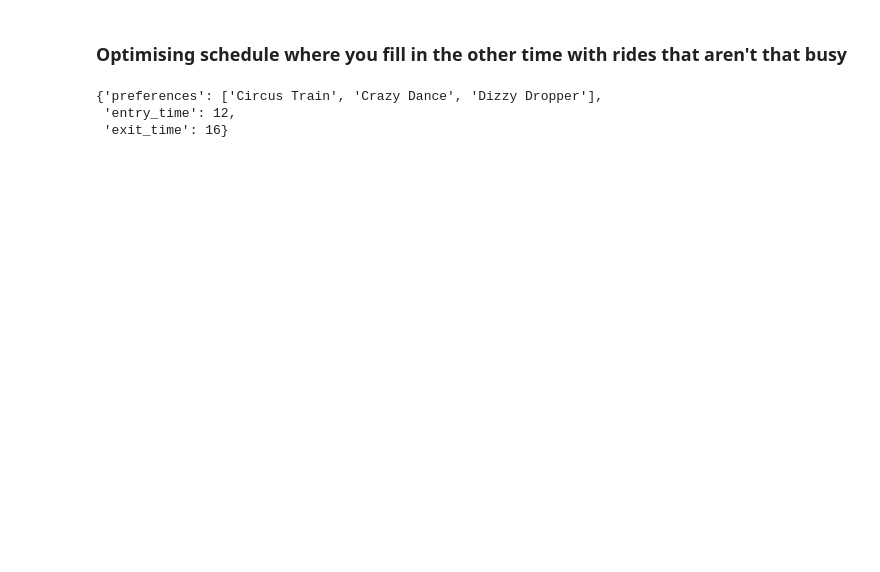
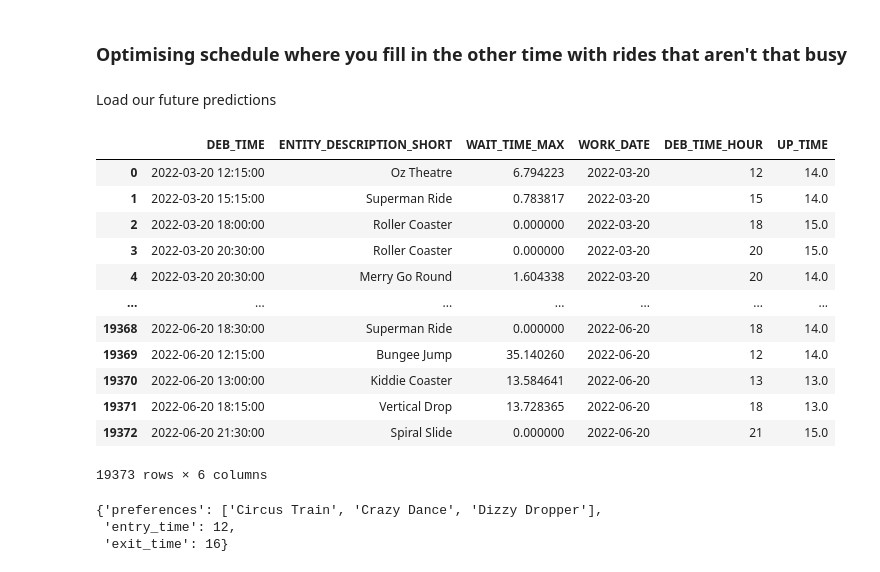
Before and after one commit to CharlesS940/xhec_endless_line, a Jupyter notebook: capacity_utilisation.ipynb, the cells around one changed output. Saved outputs shown, nothing was run; the diff lists cells and outputs as text; code cells hidden in the pictures; blank space fills up the shorter version.

```diff
--- a/capacity_utilisation.ipynb
+++ b/capacity_utilisation.ipynb
@@ -631,5 +631,43 @@ def optimize_schedule(new_visitor, synthetic_users, theme_park, waiting_df, date
             best_schedule, best_score = schedule, score
 
     return best_schedule
+# %% [markdown]
+Load our future predictions
+# %%
+predictions_df = pd.read_csv('data/waiting_time_predictions.csv', index_col=0)
+
+predictions_df['DEB_TIME'] = pd.to_datetime(predictions_df['DEB_TIME'])
+predictions_df['WORK_DATE'] = predictions_df['DEB_TIME'].dt.date
+predictions_df['DEB_TIME_HOUR'] = predictions_df['DEB_TIME'].dt.hour
+
+
+
+# change ride name to match wait times csv
+predictions_df.rename(columns={'ride': 'ENTITY_DESCRIPTION_SHORT'}, inplace=True)
+predictions_df.rename(columns={'pred': 'WAIT_TIME_MAX'}, inplace=True)
+
+
+capacity_df = pd.read_csv("data/ride_capacity.csv")
+
+predictions_df = predictions_df.merge(capacity_df[['ENTITY_DESCRIPTION_SHORT', 'UP_TIME']], on='ENTITY_DESCRIPTION_SHORT', how='left')
+
+# round the up time
+predictions_df['UP_TIME'] = predictions_df['UP_TIME'].round()  # Round to the nearest integer
+# %%
+predictions_df
+# %% [output]
+|  | DEB_TIME | ENTITY_DESCRIPTION_SHORT | WAIT_TIME_MAX | WORK_DATE | DEB_TIME_HOUR | UP_TIME |
+| 0 | 2022-03-20 12:15:00 | Oz Theatre | 6.794223 | 2022-03-20 | 12 | 14.0 |
+| 1 | 2022-03-20 15:15:00 | Superman Ride | 0.783817 | 2022-03-20 | 15 | 14.0 |
+| 2 | 2022-03-20 18:00:00 | Roller Coaster | 0.000000 | 2022-03-20 | 18 | 15.0 |
+| 3 | 2022-03-20 20:30:00 | Roller Coaster | 0.000000 | 2022-03-20 | 20 | 15.0 |
+| 4 | 2022-03-20 20:30:00 | Merry Go Round | 1.604338 | 2022-03-20 | 20 | 14.0 |
+| ... | ... | ... | ... | ... | ... | ... |
+| 19368 | 2022-06-20 18:30:00 | Superman Ride | 0.000000 | 2022-06-20 | 18 | 14.0 |
+| 19369 | 2022-06-20 12:15:00 | Bungee Jump | 35.140260 | 2022-06-20 | 12 | 14.0 |
+| 19370 | 2022-06-20 13:00:00 | Kiddie Coaster | 13.584641 | 2022-06-20 | 13 | 13.0 |
+| 19371 | 2022-06-20 18:15:00 | Vertical Drop | 13.728365 | 2022-06-20 | 18 | 13.0 |
+| 19372 | 2022-06-20 21:30:00 | Spiral Slide | 0.000000 | 2022-06-20 | 21 | 15.0 |
+19373 rows × 6 columns
 # %%
 # This is the date you enter on the streamlit app
```
Also changed, not shown: parts of 13 cells of this notebook, 2 other files.
